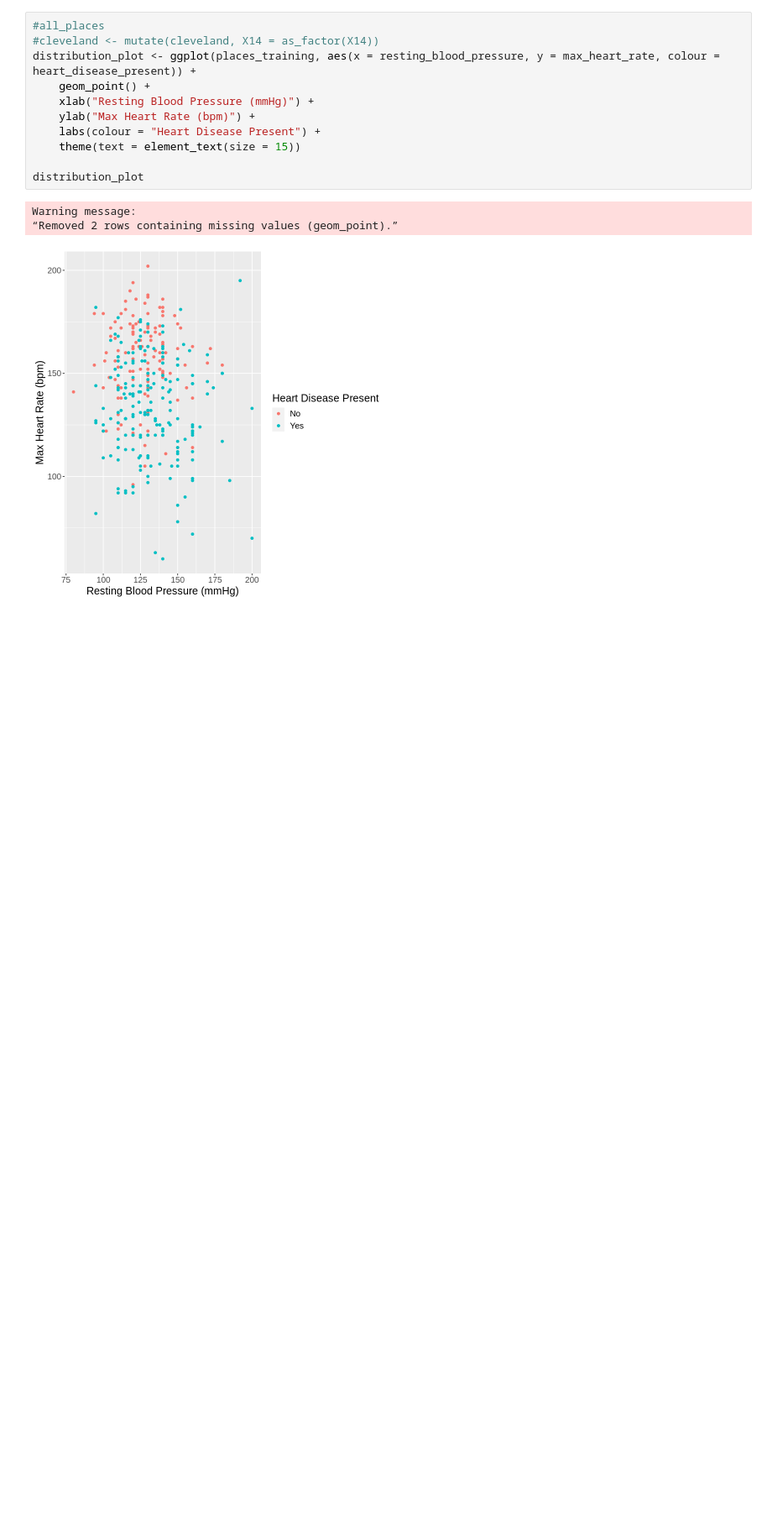
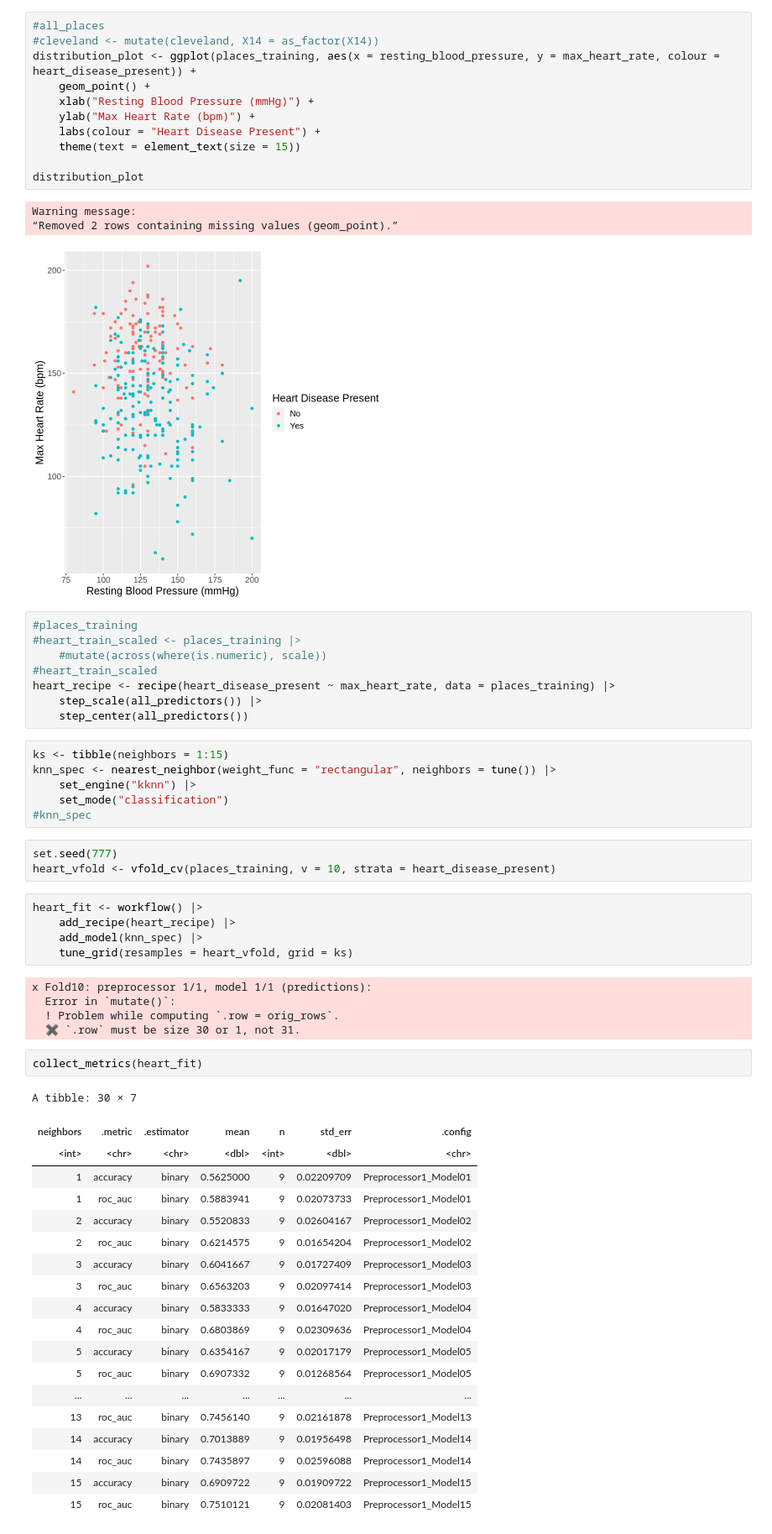
Before and after one commit to Kooriryuu/dsci-100-project-group3, a Jupyter notebook: project_proposal.ipynb, the cells around one changed output. Shown at 84% size. Drawn from its saved outputs; the diff is of its cells as text; blank space fills up the shorter version.

Commit message:
Model creation

```diff
--- a/project_proposal.ipynb
+++ b/project_proposal.ipynb
@@ -95,3 +116,52 @@ distribution_plot
 Warning message:
 “Removed 2 rows containing missing values (geom_point).”
 [figure]
+# %%
+#places_training
+#heart_train_scaled <- places_training |>
+    #mutate(across(where(is.numeric), scale))
+#heart_train_scaled
+heart_recipe <- recipe(heart_disease_present ~ max_heart_rate, data = places_training) |>
+    step_scale(all_predictors()) |>
+    step_center(all_predictors())
+# %%
+ks <- tibble(neighbors = 1:15)
+knn_spec <- nearest_neighbor(weight_func = "rectangular", neighbors = tune()) |>
+    set_engine("kknn") |>
+    set_mode("classification")
+#knn_spec
+# %%
+set.seed(777)
+heart_vfold <- vfold_cv(places_training, v = 10, strata = heart_disease_present)
+# %%
+heart_fit <- workflow() |>
+    add_recipe(heart_recipe) |>
+    add_model(knn_spec) |>
+    tune_grid(resamples = heart_vfold, grid = ks)
+# %% [output]
+x Fold10: preprocessor 1/1, model 1/1 (predictions):
+  Error in `mutate()`:
+  ! Problem while computing `.row = orig_rows`.
+  ✖ `.row` must be size 30 or 1, not 31.
+# %%
+collect_metrics(heart_fit)
+# %% [output]
+A tibble: 30 × 7
+| neighbors | .metric | .estimator | mean | n | std_err | .config |
+| <int> | <chr> | <chr> | <dbl> | <int> | <dbl> | <chr> |
+| 1 | accuracy | binary | 0.5625000 | 9 | 0.02209709 | Preprocessor1_Model01 |
+| 1 | roc_auc | binary | 0.5883941 | 9 | 0.02073733 | Preprocessor1_Model01 |
+| 2 | accuracy | binary | 0.5520833 | 9 | 0.02604167 | Preprocessor1_Model02 |
+| 2 | roc_auc | binary | 0.6214575 | 9 | 0.01654204 | Preprocessor1_Model02 |
+| 3 | accuracy | binary | 0.6041667 | 9 | 0.01727409 | Preprocessor1_Model03 |
+| 3 | roc_auc | binary | 0.6563203 | 9 | 0.02097414 | Preprocessor1_Model03 |
+| 4 | accuracy | binary | 0.5833333 | 9 | 0.01647020 | Preprocessor1_Model04 |
+| 4 | roc_auc | binary | 0.6803869 | 9 | 0.02309636 | Preprocessor1_Model04 |
+| 5 | accuracy | binary | 0.6354167 | 9 | 0.02017179 | Preprocessor1_Model05 |
+| 5 | roc_auc | binary | 0.6907332 | 9 | 0.01268564 | Preprocessor1_Model05 |
+| ... | ... | ... | ... | ... | ... | ... |
+| 13 | roc_auc | binary | 0.7456140 | 9 | 0.02161878 | Preprocessor1_Model13 |
+| 14 | accuracy | binary | 0.7013889 | 9 | 0.01956498 | Preprocessor1_Model14 |
+| 14 | roc_auc | binary | 0.7435897 | 9 | 0.02596088 | Preprocessor1_Model14 |
+| 15 | accuracy | binary | 0.6909722 | 9 | 0.01909722 | Preprocessor1_Model15 |
+| 15 | roc_auc | binary | 0.7510121 | 9 | 0.02081403 | Preprocessor1_Model15 |
```
Also changed, not shown: parts of 4 cells of this notebook.
